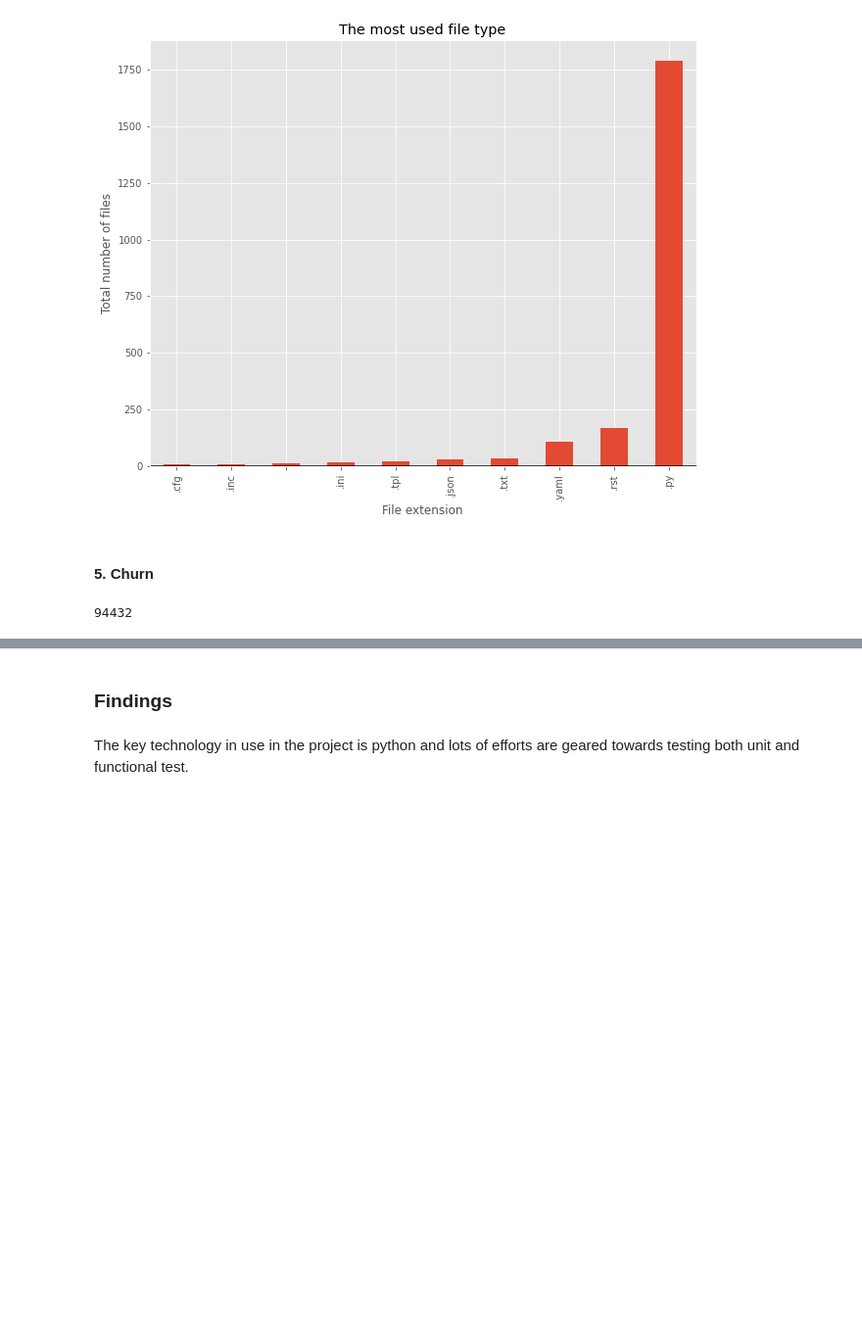
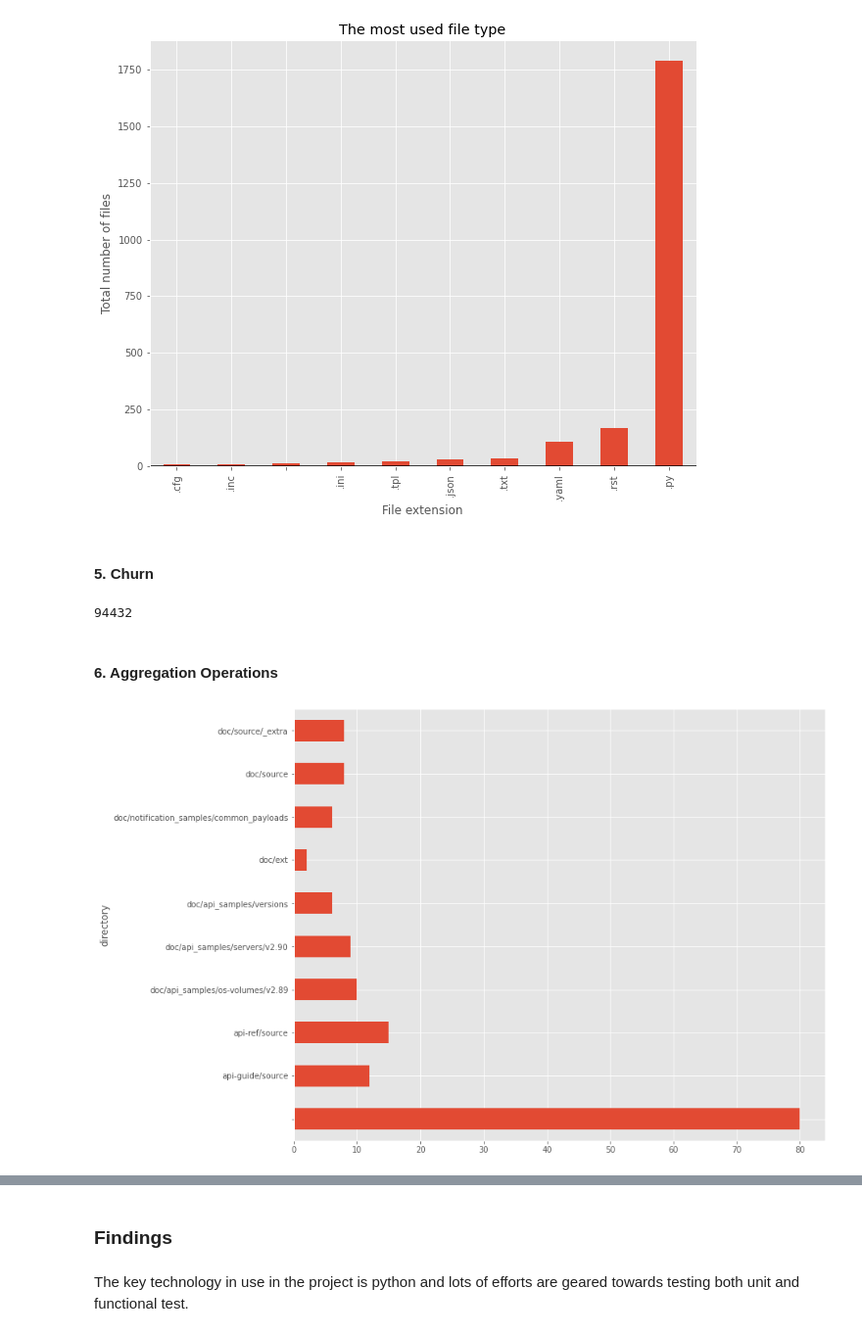
Before and after one commit to TempleOkosun/Mining-OpenStackNova, a Jupyter notebook: Mining OpenStackNova Repo Notebook.ipynb, the cells around one changed output, grey strips where cells are left out. Shown: that part at 98% size. Drawn from its saved outputs; the diff is of its cells as text; code cells hidden in the pictures; blank space fills up the shorter version.

Commit message:
exploring aggregation operations

```diff
--- a/Mining OpenStackNova Repo Notebook.ipynb
+++ b/Mining OpenStackNova Repo Notebook.ipynb
@@ -250,3 +250,9 @@ Text(0, 0.5, 'Total number of files')
 df["changes"].sum()
 # %% [output]
 94432
+# %% [markdown]
+#### 6. Aggregation Operations
+# %%
+df.groupby('directory').size().head(10).plot(kind='barh');
+# %% [output]
+[figure, added]
```
Also changed, not shown: parts of 4 cells of this notebook.
